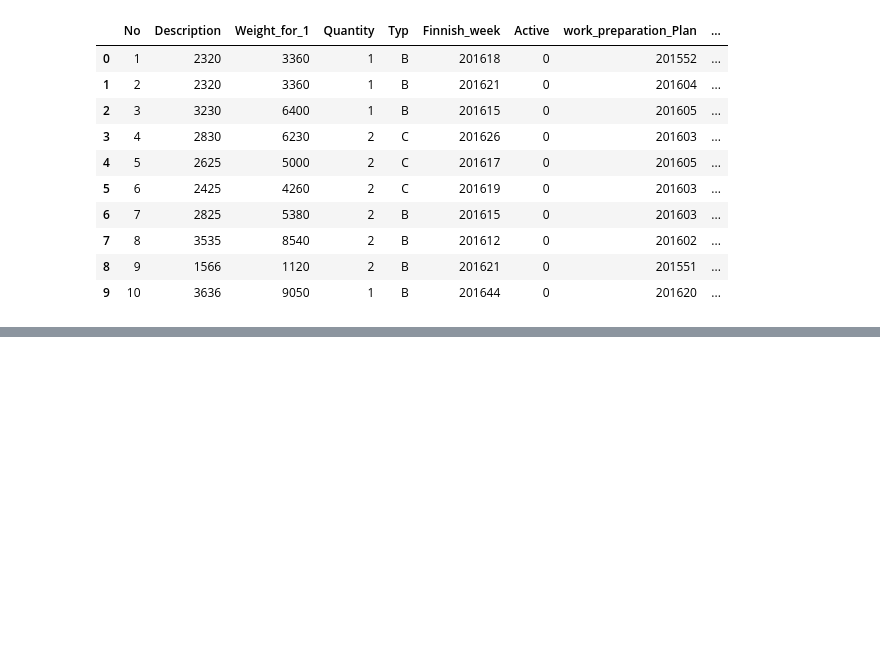
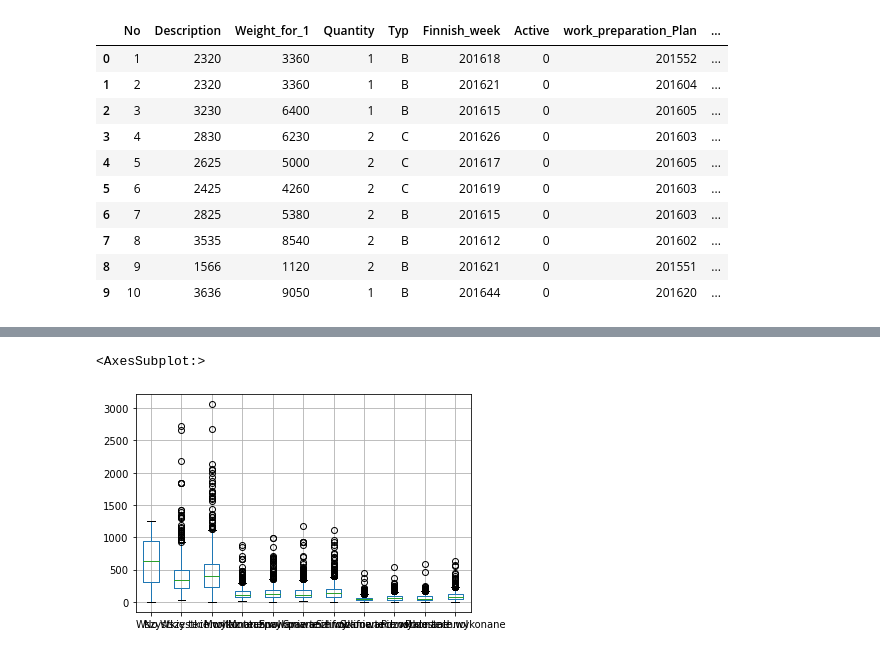
Before and after one commit to wszczawinski/DS_final_project, a Jupyter notebook: Orders.ipynb, the cells around one changed output, grey strips where cells are left out. Cells and saved outputs as stored; diff of their text form; code cells hidden in the pictures; blank space fills up the shorter version.

```diff
--- a/Orders.ipynb
+++ b/Orders.ipynb
@@ -7,5 +11,6 @@ import os
 CURR_DIR = os.getcwd()
 print(CURR_DIR)
 orders_path = os.path.join(CURR_DIR, 'Zlecenia.csv')
+hours_path = os.path.join(CURR_DIR, 'Godziny.csv')
 # %% [output]
 /Users/w.szczawinski/Projects/DS_final_project
@@ -14,0 +19,3 @@ orders_df = pd.read_csv(orders_path, sep=';')
+# %%
+orders_df = pd.read_csv(orders_path, sep=';')
+hours_df = pd.read_csv(hours_path, sep=';')
@@ -28,0 +214,5 @@ orders_df.head(10)
+# %%
+hours_df.boxplot()
+# %% [output]
+<AxesSubplot:>
+[figure, added]
```
Also changed, not shown: parts of 21 cells of this notebook.
